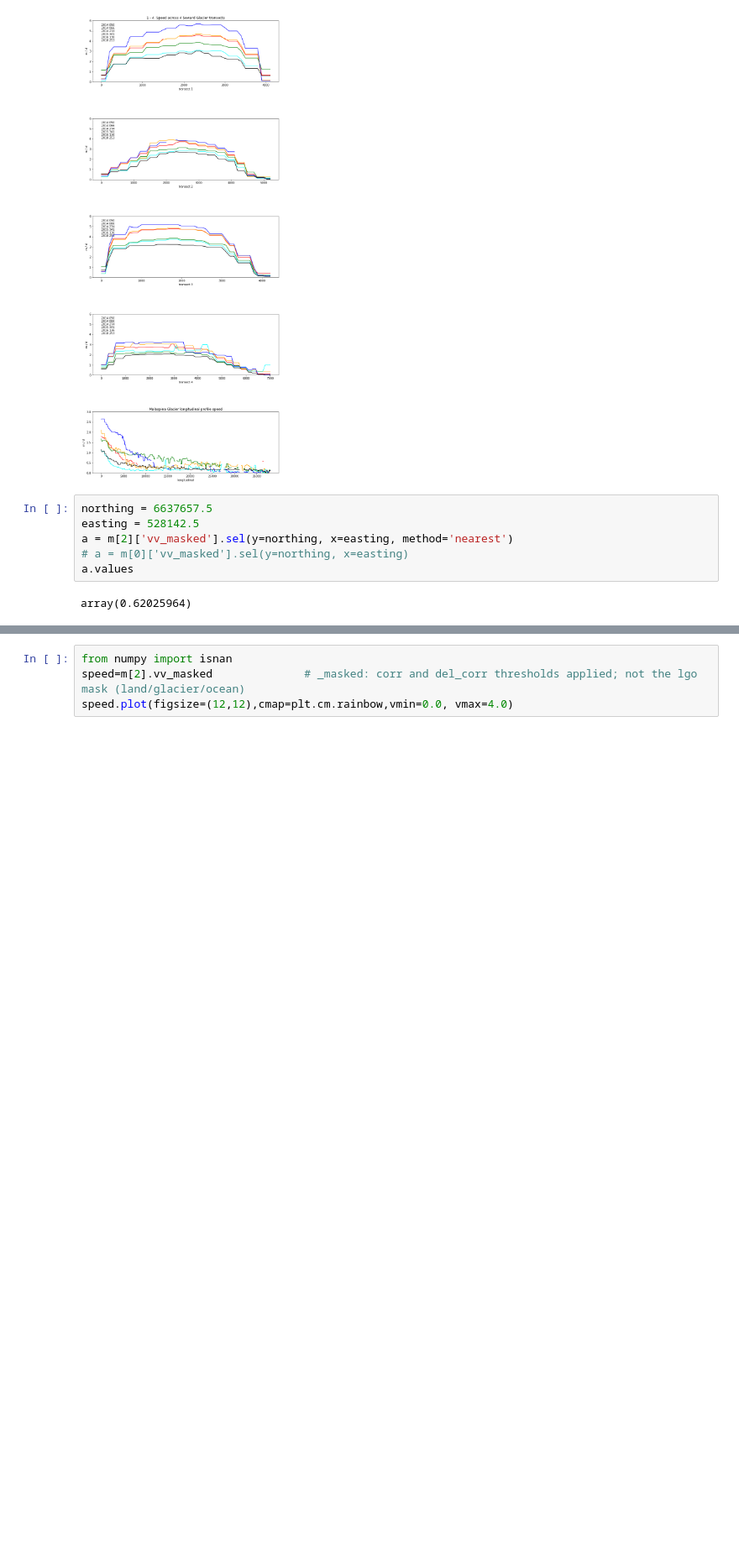
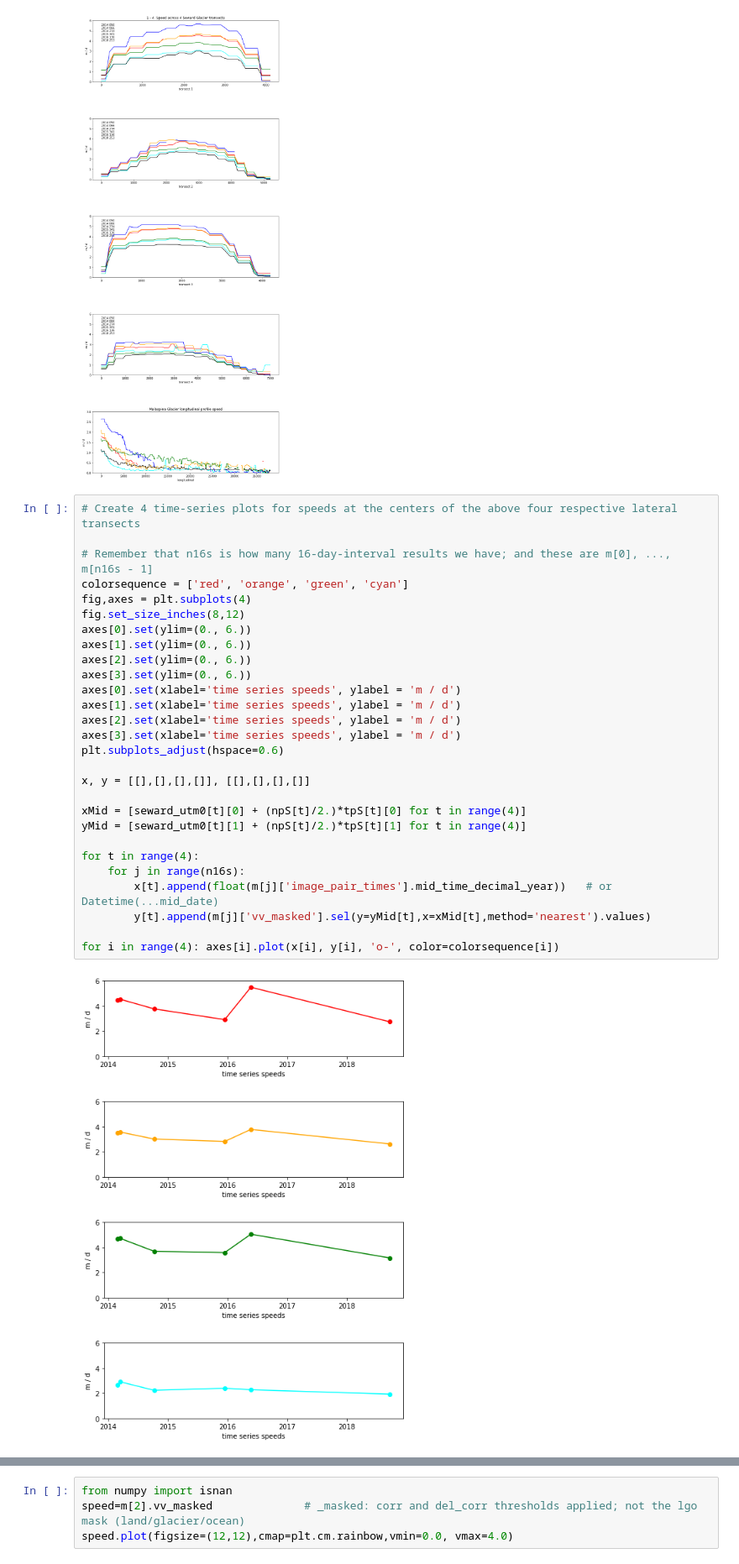
Before and after one commit to pangeo-data/cmr, a Jupyter notebook: golive.ipynb, the cells around one changed output, grey strips where cells are left out. Shown at 84% size. Drawn from its saved outputs; the diff is of its cells as text; blank space fills up the shorter version.

```diff
--- a/golive.ipynb
+++ b/golive.ipynb
@@ -787,11 +789,33 @@ for t in range(4):
 # d.append([float(i)*posting for i in range(npS[t])])
 # %% [output]
 [figure]
-# %%
-northing = 6637657.5
-easting = 528142.5
-a = m[2]['vv_masked'].sel(y=northing, x=easting, method='nearest')
-# a = m[0]['vv_masked'].sel(y=northing, x=easting)
-a.values
-# %% [output]
-array(0.62025964)
+# %%
+# Create 4 time-series plots for speeds at the centers of the above four respective lateral transects
+
+# Remember that n16s is how many 16-day-interval results we have; and these are m[0], ..., m[n16s - 1]
+colorsequence = ['red', 'orange', 'green', 'cyan']
+fig,axes = plt.subplots(4)
+fig.set_size_inches(8,12)
+axes[0].set(ylim=(0., 6.))
+axes[1].set(ylim=(0., 6.))
+axes[2].set(ylim=(0., 6.))
+axes[3].set(ylim=(0., 6.))
+axes[0].set(xlabel='time series speeds', ylabel = 'm / d')
+axes[1].set(xlabel='time series speeds', ylabel = 'm / d')
+axes[2].set(xlabel='time series speeds', ylabel = 'm / d')
+axes[3].set(xlabel='time series speeds', ylabel = 'm / d')
+plt.subplots_adjust(hspace=0.6)
+
+x, y = [[],[],[],[]], [[],[],[],[]]
+
+xMid = [seward_utm0[t][0] + (npS[t]/2.)*tpS[t][0] for t in range(4)]
+yMid = [seward_utm0[t][1] + (npS[t]/2.)*tpS[t][1] for t in range(4)]
+
+for t in range(4):
+    for j in range(n16s):
+        x[t].append(float(m[j]['image_pair_times'].mid_time_decimal_year))   # or Datetime(...mid_date)
+        y[t].append(m[j]['vv_masked'].sel(y=yMid[t],x=xMid[t],method='nearest').values)
+
+for i in range(4): axes[i].plot(x[i], y[i], 'o-', color=colorsequence[i])
+# %% [output]
+[figure, added]
```
Also changed, not shown: parts of 7 cells of this notebook.
